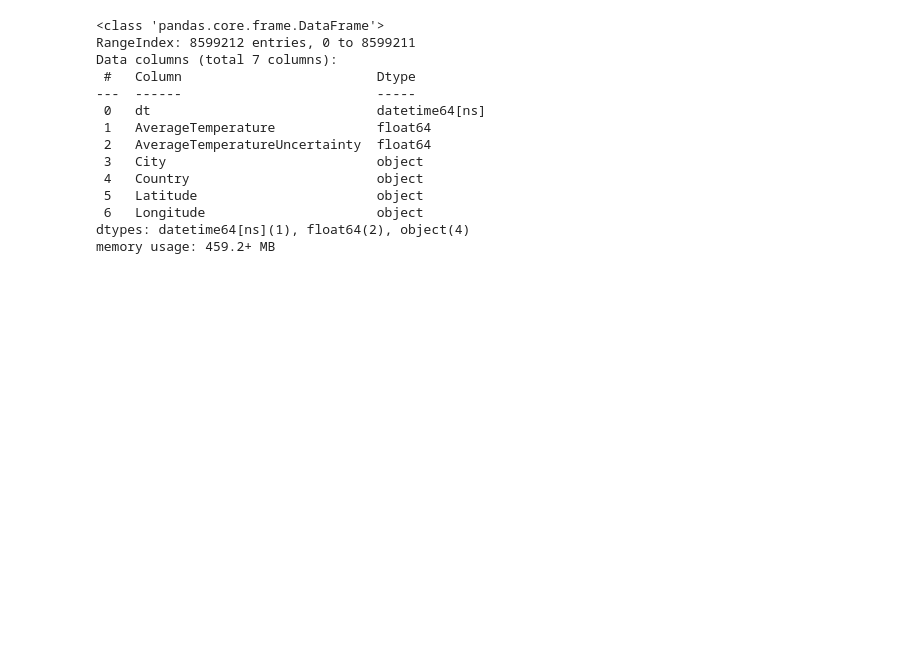
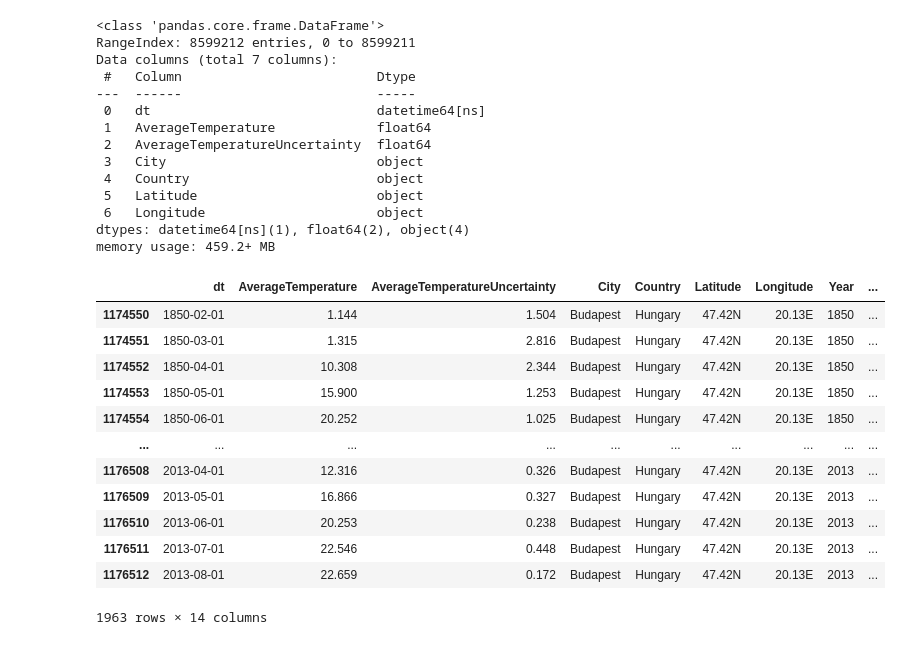
Before and after one commit to bankimiki1/ProjectI_source, a Jupyter notebook: Data_visualization_and_prediction.ipynb, the cells around one changed output. Cells and saved outputs as stored; diff of their text form; code cells hidden in the pictures; blank space fills up the shorter version.

```diff
--- a/Data_visualization_and_prediction.ipynb
+++ b/Data_visualization_and_prediction.ipynb
@@ -28,0 +24,16 @@ avg_temperature_pivot = avg_temperature_pivot.drop_duplicates()
+# %%
+df_budapest
+# %% [output]
+|  | dt | AverageTemperature | AverageTemperatureUncertainty | City | Country | Latitude | Longitude | Year | ... |
+| 1174550 | 1850-02-01 | 1.144 | 1.504 | Budapest | Hungary | 47.42N | 20.13E | 1850 | ... |
+| 1174551 | 1850-03-01 | 1.315 | 2.816 | Budapest | Hungary | 47.42N | 20.13E | 1850 | ... |
+| 1174552 | 1850-04-01 | 10.308 | 2.344 | Budapest | Hungary | 47.42N | 20.13E | 1850 | ... |
+| 1174553 | 1850-05-01 | 15.900 | 1.253 | Budapest | Hungary | 47.42N | 20.13E | 1850 | ... |
+| 1174554 | 1850-06-01 | 20.252 | 1.025 | Budapest | Hungary | 47.42N | 20.13E | 1850 | ... |
+| ... | ... | ... | ... | ... | ... | ... | ... | ... | ... |
+| 1176508 | 2013-04-01 | 12.316 | 0.326 | Budapest | Hungary | 47.42N | 20.13E | 2013 | ... |
+| 1176509 | 2013-05-01 | 16.866 | 0.327 | Budapest | Hungary | 47.42N | 20.13E | 2013 | ... |
+| 1176510 | 2013-06-01 | 20.253 | 0.238 | Budapest | Hungary | 47.42N | 20.13E | 2013 | ... |
+| 1176511 | 2013-07-01 | 22.546 | 0.448 | Budapest | Hungary | 47.42N | 20.13E | 2013 | ... |
+| 1176512 | 2013-08-01 | 22.659 | 0.172 | Budapest | Hungary | 47.42N | 20.13E | 2013 | ... |
+1963 rows × 14 columns
```
Also changed, not shown: parts of 10 cells of this notebook.
